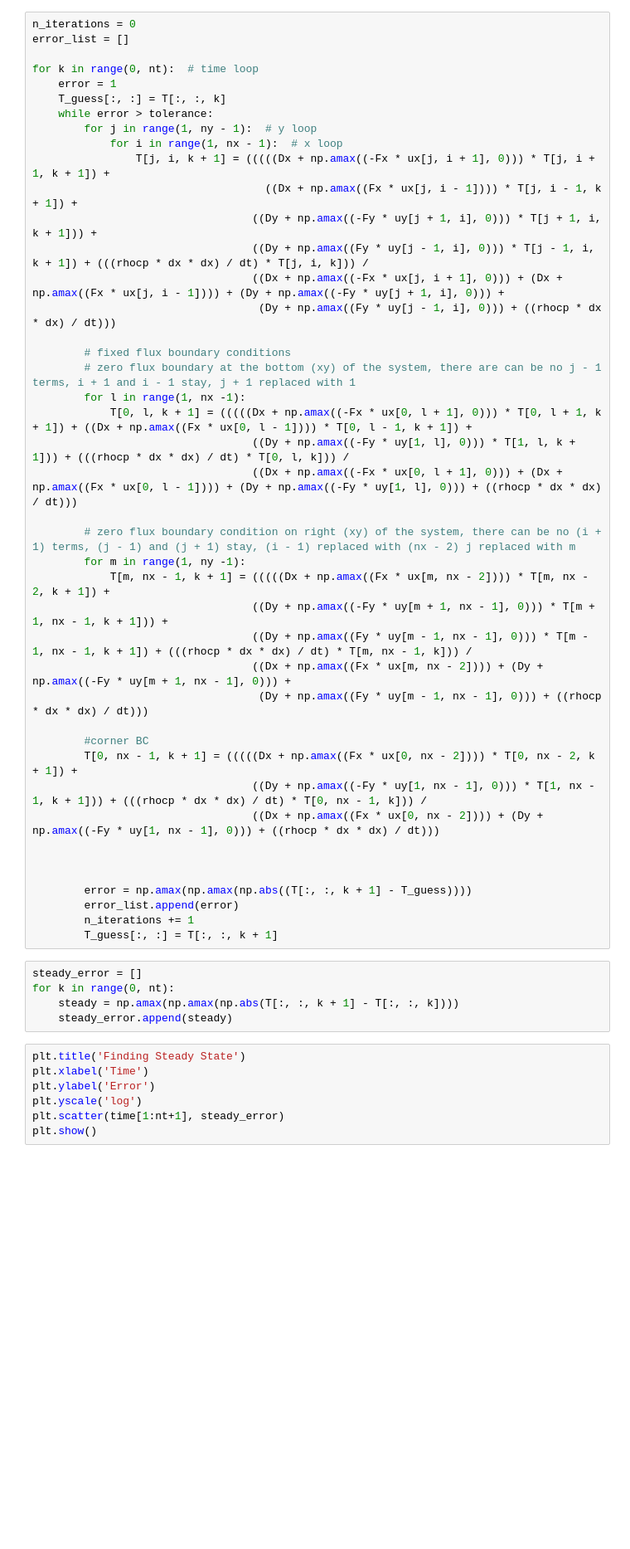
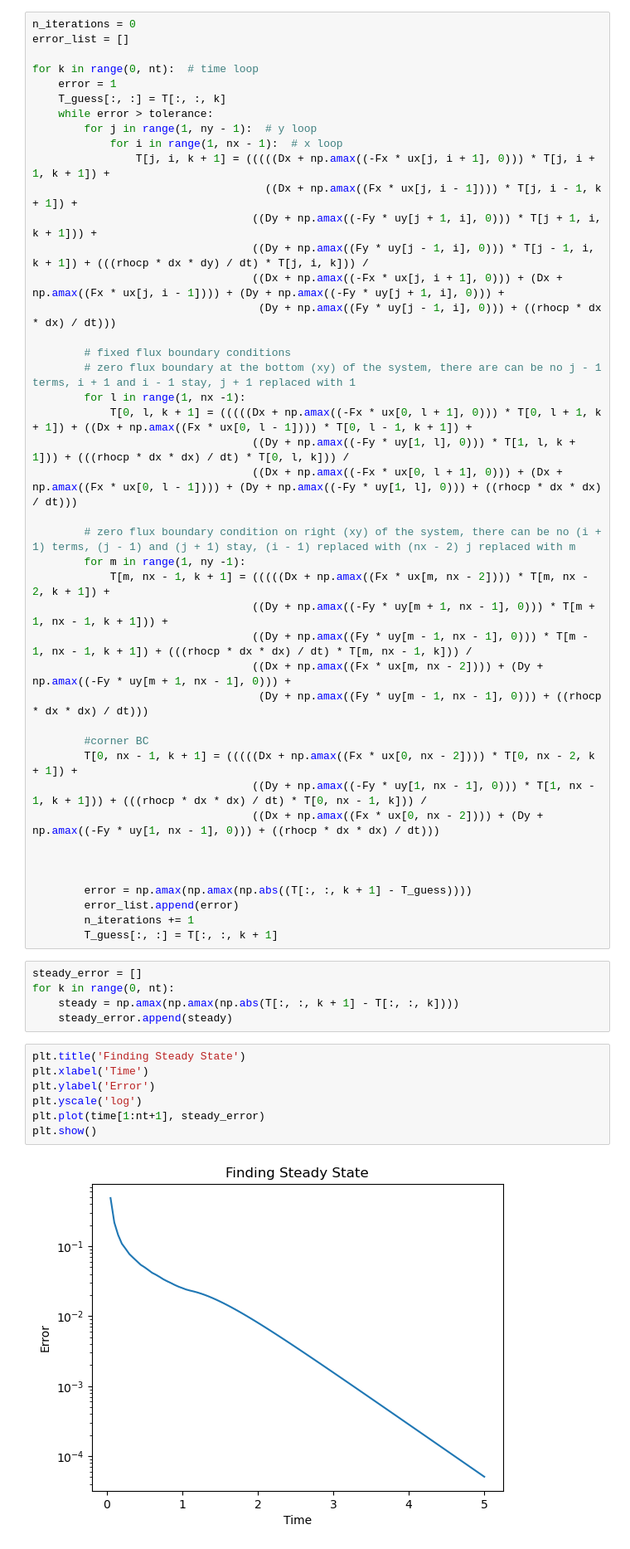
Before and after one commit to AdamCutright/ChE-7500, a Jupyter notebook: Project_2_part_2.ipynb, the cells around one changed output. Shown: that part at 83% size. Saved outputs shown, nothing was run; the diff lists cells and outputs as text; blank space fills up the shorter version.

```diff
--- a/Project_2_part_2.ipynb
+++ b/Project_2_part_2.ipynb
@@ -88,7 +157,7 @@ for k in range(0, nt):  # time loop
                 T[j, i, k + 1] = (((((Dx + np.amax((-Fx * ux[j, i + 1], 0))) * T[j, i + 1, k + 1]) +
                                     ((Dx + np.amax((Fx * ux[j, i - 1]))) * T[j, i - 1, k + 1]) +
                                   ((Dy + np.amax((-Fy * uy[j + 1, i], 0))) * T[j + 1, i, k + 1])) +
-                                  ((Dy + np.amax((Fy * uy[j - 1, i], 0))) * T[j - 1, i, k + 1]) + (((rhocp * dx * dx) / dt) * T[j, i, k])) /
+                                  ((Dy + np.amax((Fy * uy[j - 1, i], 0))) * T[j - 1, i, k + 1]) + (((rhocp * dx * dy) / dt) * T[j, i, k])) /
                                   ((Dx + np.amax((-Fx * ux[j, i + 1], 0))) + (Dx + np.amax((Fx * ux[j, i - 1]))) + (Dy + np.amax((-Fy * uy[j + 1, i], 0))) +
                                    (Dy + np.amax((Fy * uy[j - 1, i], 0))) + ((rhocp * dx * dx) / dt)))
 
@@ -126,8 +195,10 @@ for k in range(0, nt):
 # %%
 plt.title('Finding Steady State')
 plt.xlabel('Time')
 plt.ylabel('Error')
 plt.yscale('log')
-plt.scatter(time[1:nt+1], steady_error)
+plt.plot(time[1:nt+1], steady_error)
 plt.show()
+# %% [output]
+[figure, added]
 # %%
```
Also changed, not shown: parts of 10 cells of this notebook.
